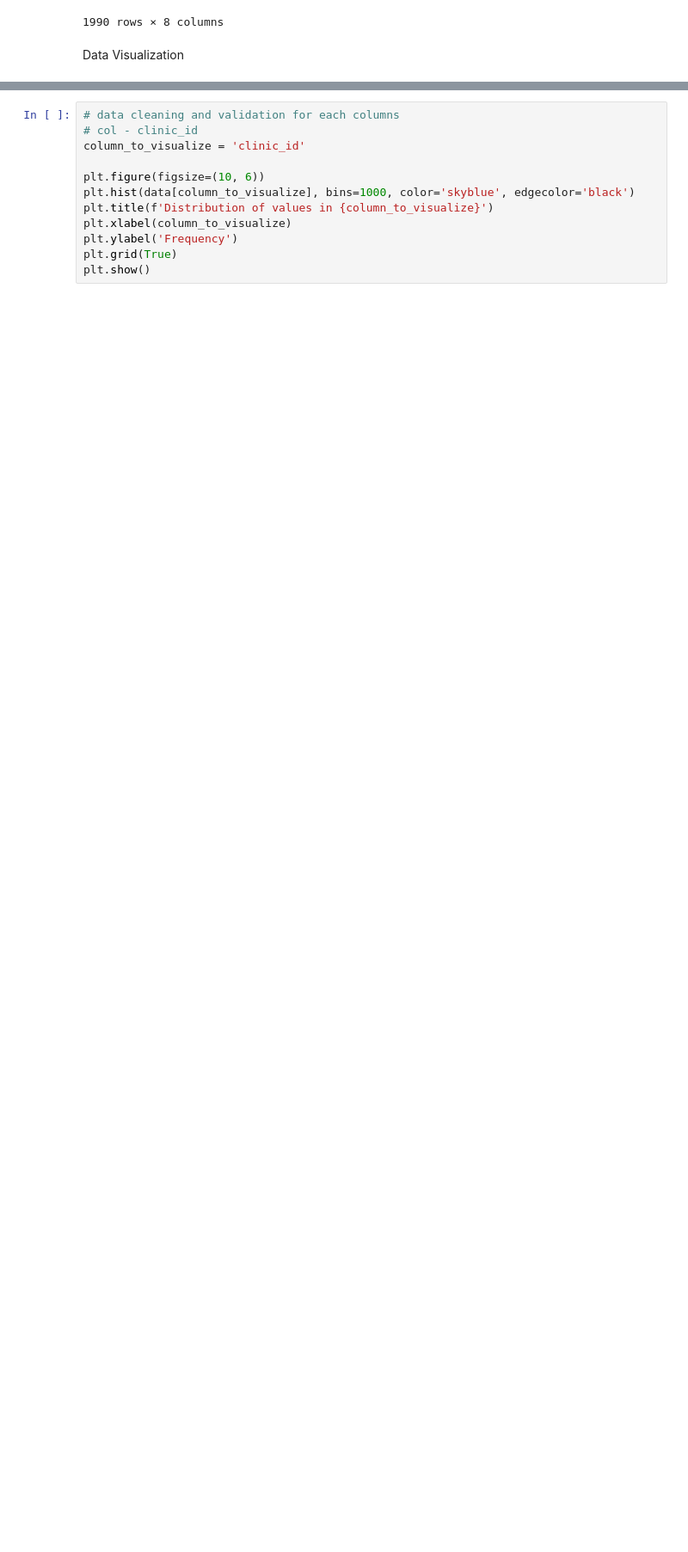
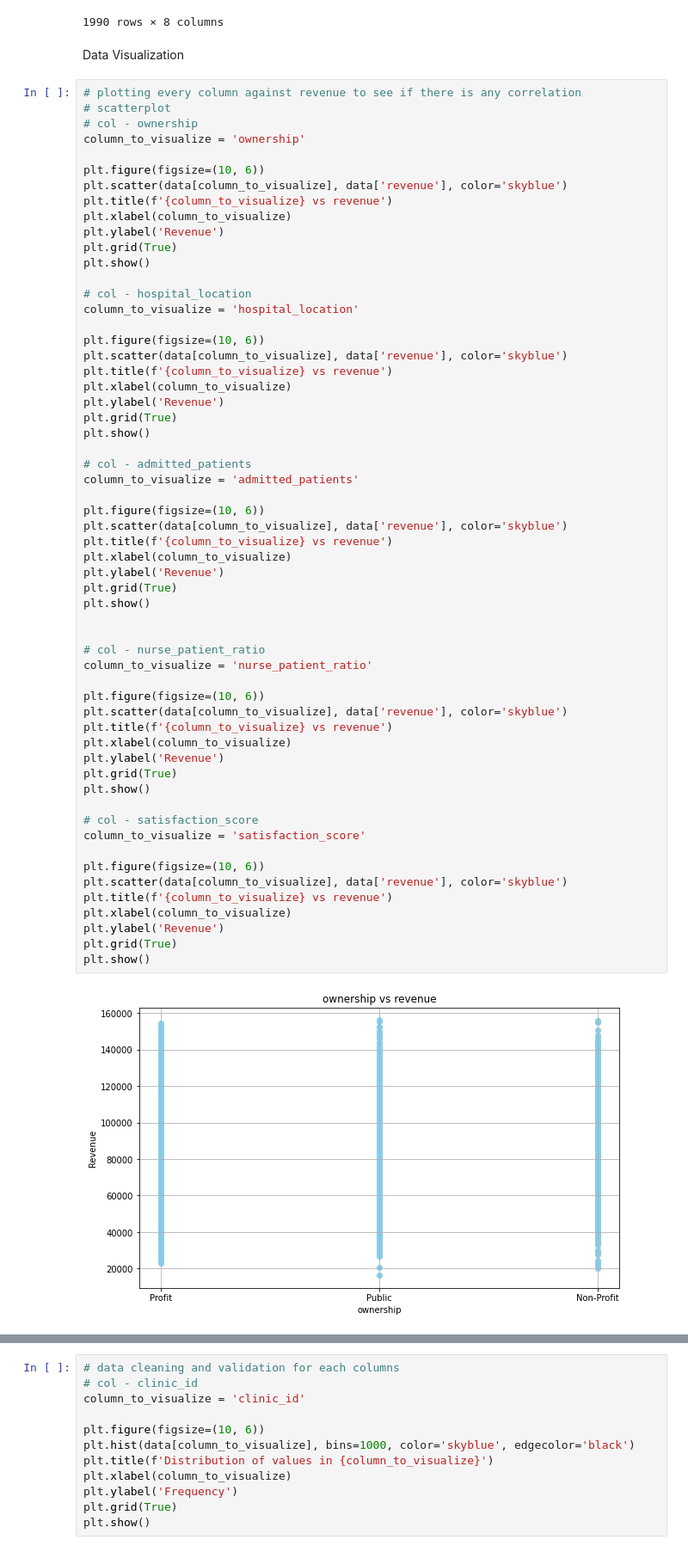
Before and after one commit to Vksingh306/datacamp_health, a Jupyter notebook: t1.ipynb, the cells around one changed output, grey strips where cells are left out. Shown at 86% size. Saved outputs shown, nothing was run; the diff lists cells and outputs as text; blank space fills up the shorter version.

```diff
--- a/t1.ipynb
+++ b/t1.ipynb
@@ -163,3 +169,63 @@ data
 1990 rows × 8 columns
 # %% [markdown]
 Data Visualization
+# %%
+# plotting every column against revenue to see if there is any correlation
+# scatterplot
+# col - ownership
+column_to_visualize = 'ownership'
+
+plt.figure(figsize=(10, 6))
+plt.scatter(data[column_to_visualize], data['revenue'], color='skyblue')
+plt.title(f'{column_to_visualize} vs revenue')
+plt.xlabel(column_to_visualize)
+plt.ylabel('Revenue')
+plt.grid(True)
+plt.show()
+
+# col - hospital_location
+column_to_visualize = 'hospital_location'
+
+plt.figure(figsize=(10, 6))
+plt.scatter(data[column_to_visualize], data['revenue'], color='skyblue')
+plt.title(f'{column_to_visualize} vs revenue')
+plt.xlabel(column_to_visualize)
+plt.ylabel('Revenue')
+plt.grid(True)
+plt.show()
+
+# col - admitted_patients
+column_to_visualize = 'admitted_patients'
+
+plt.figure(figsize=(10, 6))
+plt.scatter(data[column_to_visualize], data['revenue'], color='skyblue')
+plt.title(f'{column_to_visualize} vs revenue')
+plt.xlabel(column_to_visualize)
+plt.ylabel('Revenue')
+plt.grid(True)
+plt.show()
+
+
+# col - nurse_patient_ratio
+column_to_visualize = 'nurse_patient_ratio'
+
+plt.figure(figsize=(10, 6))
+plt.scatter(data[column_to_visualize], data['revenue'], color='skyblue')
+plt.title(f'{column_to_visualize} vs revenue')
+plt.xlabel(column_to_visualize)
+plt.ylabel('Revenue')
+plt.grid(True)
+plt.show()
+
+# col - satisfaction_score
+column_to_visualize = 'satisfaction_score'
+
+plt.figure(figsize=(10, 6))
+plt.scatter(data[column_to_visualize], data['revenue'], color='skyblue')
+plt.title(f'{column_to_visualize} vs revenue')
+plt.xlabel(column_to_visualize)
+plt.ylabel('Revenue')
+plt.grid(True)
+plt.show()
+# %% [output]
+[figure, added]
```
Also changed, not shown: parts of 10 cells of this notebook.
